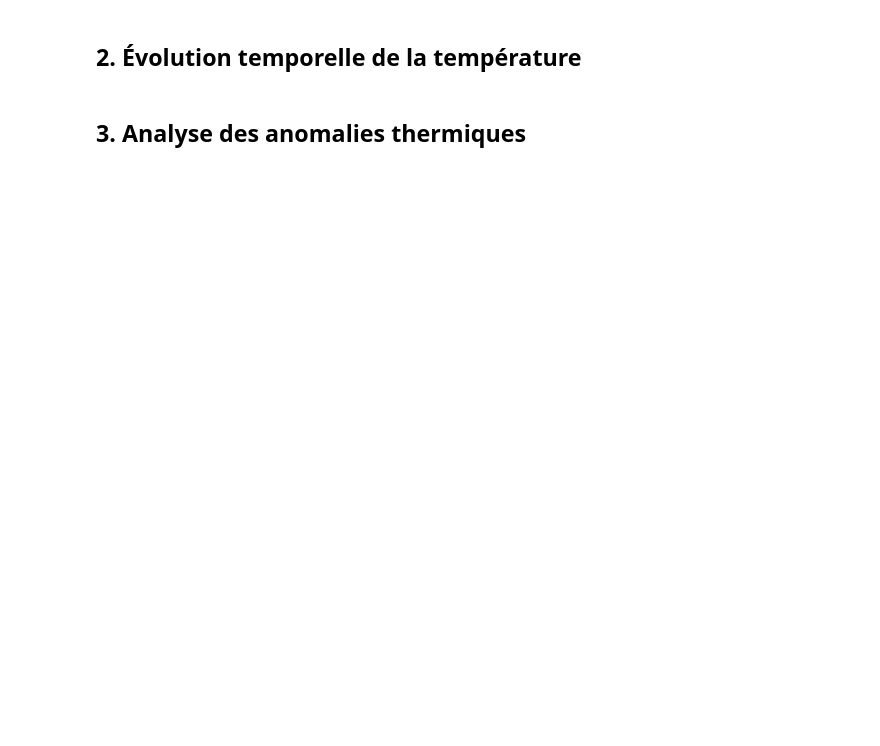
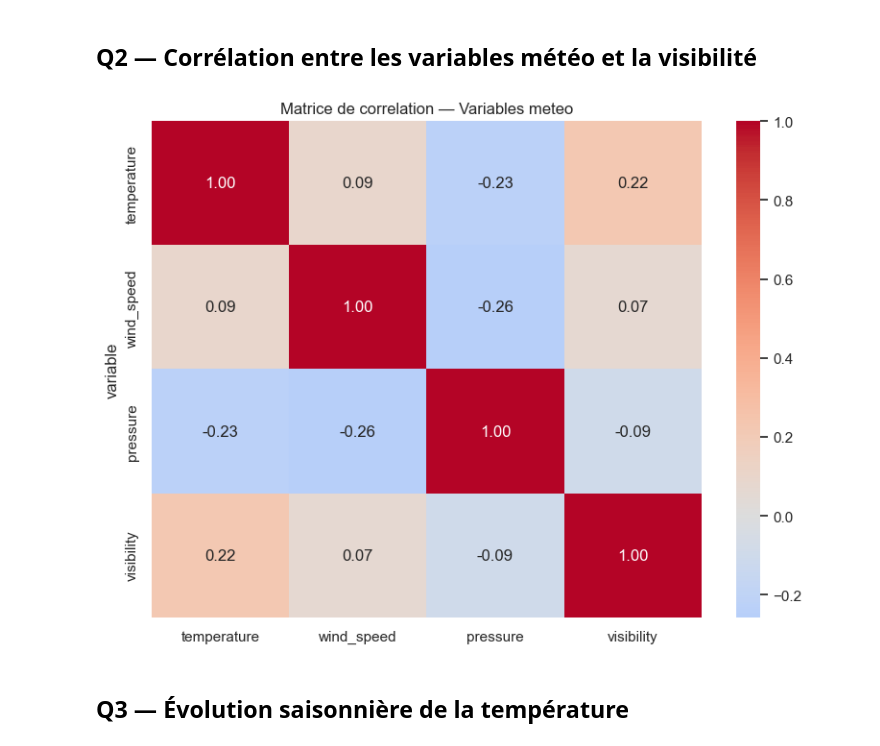
Before and after one commit to Myriam-leunang/UrbanHub, a Jupyter notebook: notebooks/notebook_meteo.ipynb, the cells around one changed output. Saved outputs shown, nothing was run; the diff lists cells and outputs as text; code cells hidden in the pictures; blank space fills up the shorter version.

```diff
--- a/notebooks/notebook_meteo.ipynb
+++ b/notebooks/notebook_meteo.ipynb
@@ -36,2 +111,14 @@ Aucun fichier Gold météo trouvé. Exécutez le pipeline météo au préalable
+# %% [markdown]
+## Q2 — Corrélation entre les variables météo et la visibilité
+# %%
+df_corr_matrix = df_corr.set_index('variable').astype(float)
+
+plt.figure(figsize=(8, 6))
+sns.heatmap(df_corr_matrix, annot=True, fmt='.2f', cmap='coolwarm', center=0)
+plt.title('Matrice de correlation — Variables meteo')
+plt.tight_layout()
+plt.show()
+# %% [output]
+[figure, added]
 # %% [markdown]
-## 2. Évolution temporelle de la température
+## Q3 — Évolution saisonnière de la température
@@ -46,2 +124,0 @@ if dfs:
-# %% [markdown]
-## 3. Analyse des anomalies thermiques
```
Also changed, not shown: parts of 17 cells of this notebook, 3 other files.
